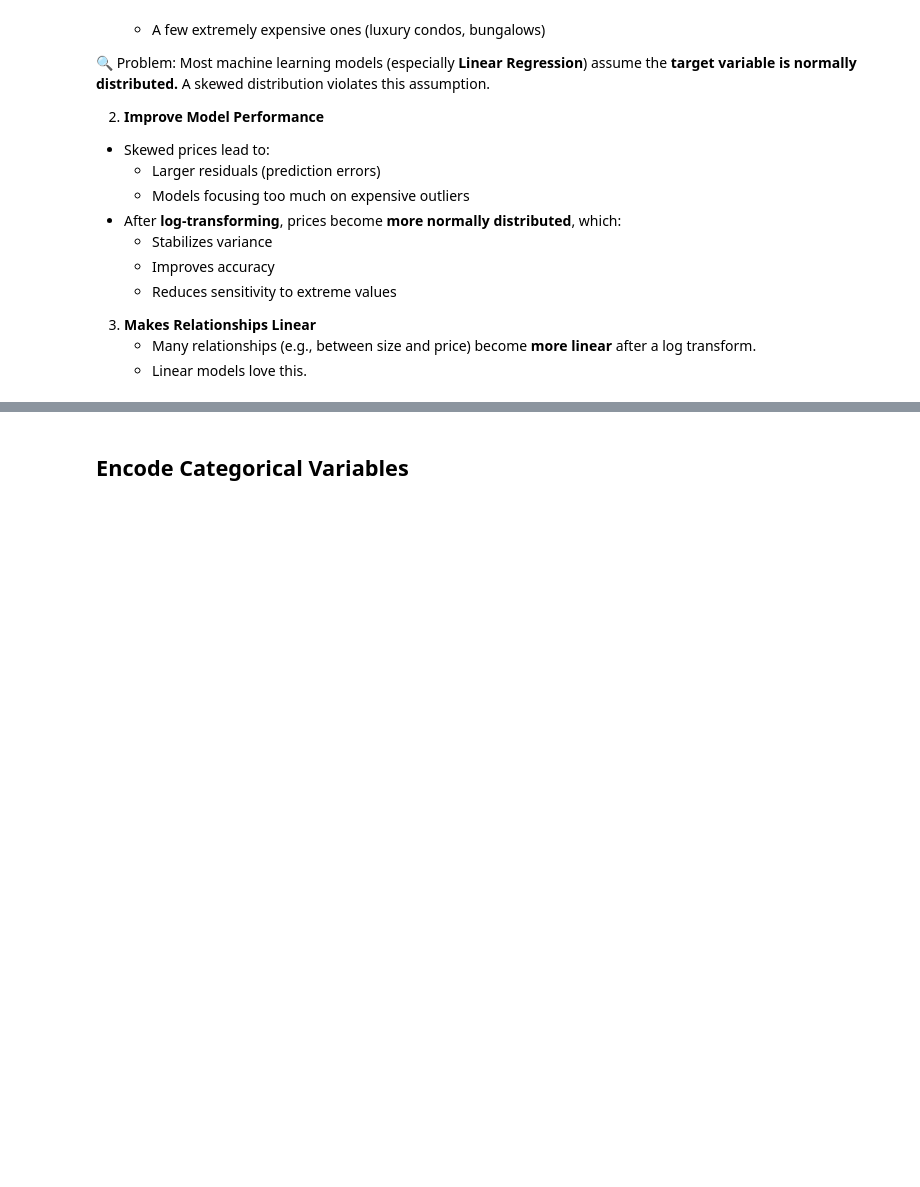
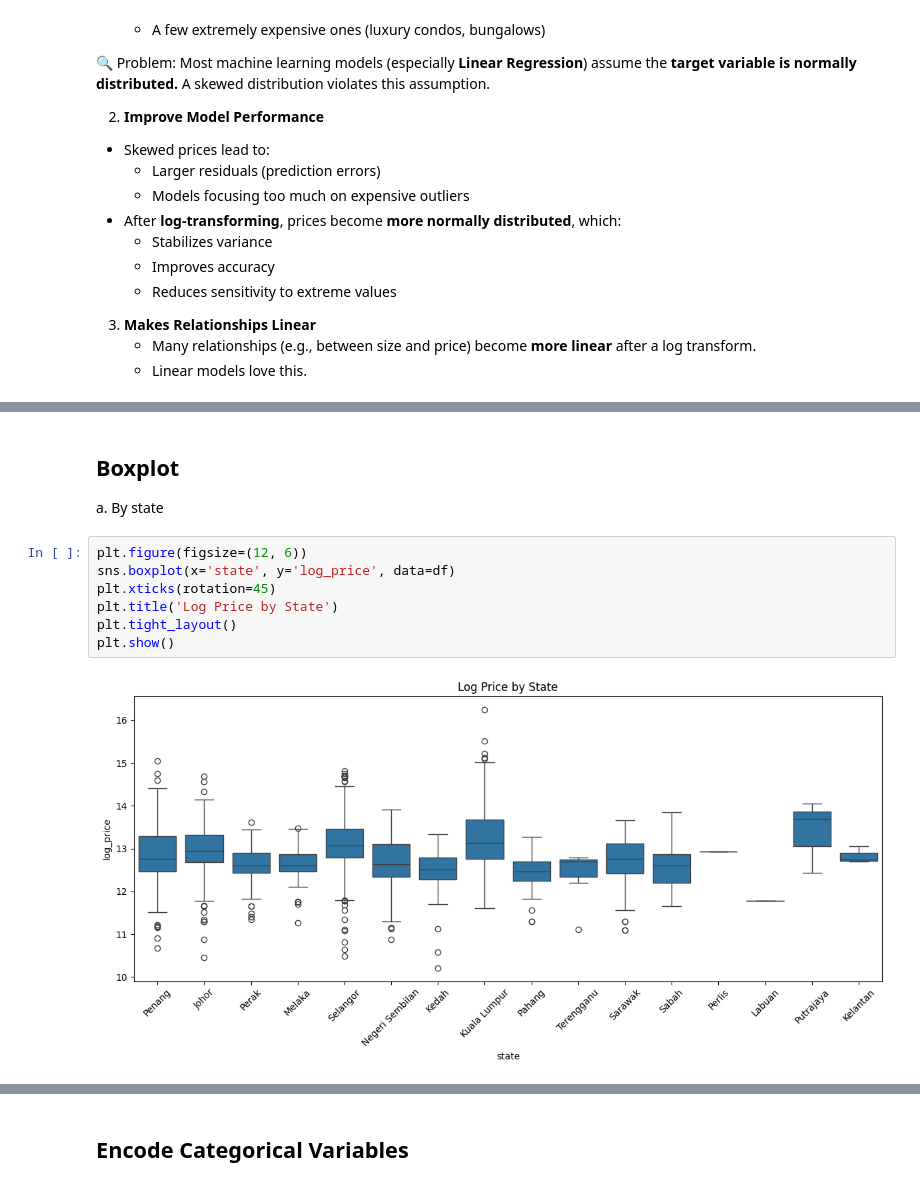
Before and after one commit to xrwong2003/Predicting-residential-property-prices-in-Malaysia-using-machine-learning, a Jupyter notebook: notebooks/property_price_prediction.ipynb, the cells around one changed output, grey strips where cells are left out. Saved outputs shown, nothing was run; the diff lists cells and outputs as text; blank space fills up the shorter version.

```diff
--- a/notebooks/property_price_prediction.ipynb
+++ b/notebooks/property_price_prediction.ipynb
@@ -104,0 +116,13 @@ Most machine learning models (especially **Linear Regression**) assume the **tar
+# %% [markdown]
+## Boxplot
+
+a. By state
+# %%
+plt.figure(figsize=(12, 6))
+sns.boxplot(x='state', y='log_price', data=df)
+plt.xticks(rotation=45)
+plt.title('Log Price by State')
+plt.tight_layout()
+plt.show()
+# %% [output]
+[figure, added]
```
Also changed, not shown: parts of 4 cells of this notebook, 1 other file.
